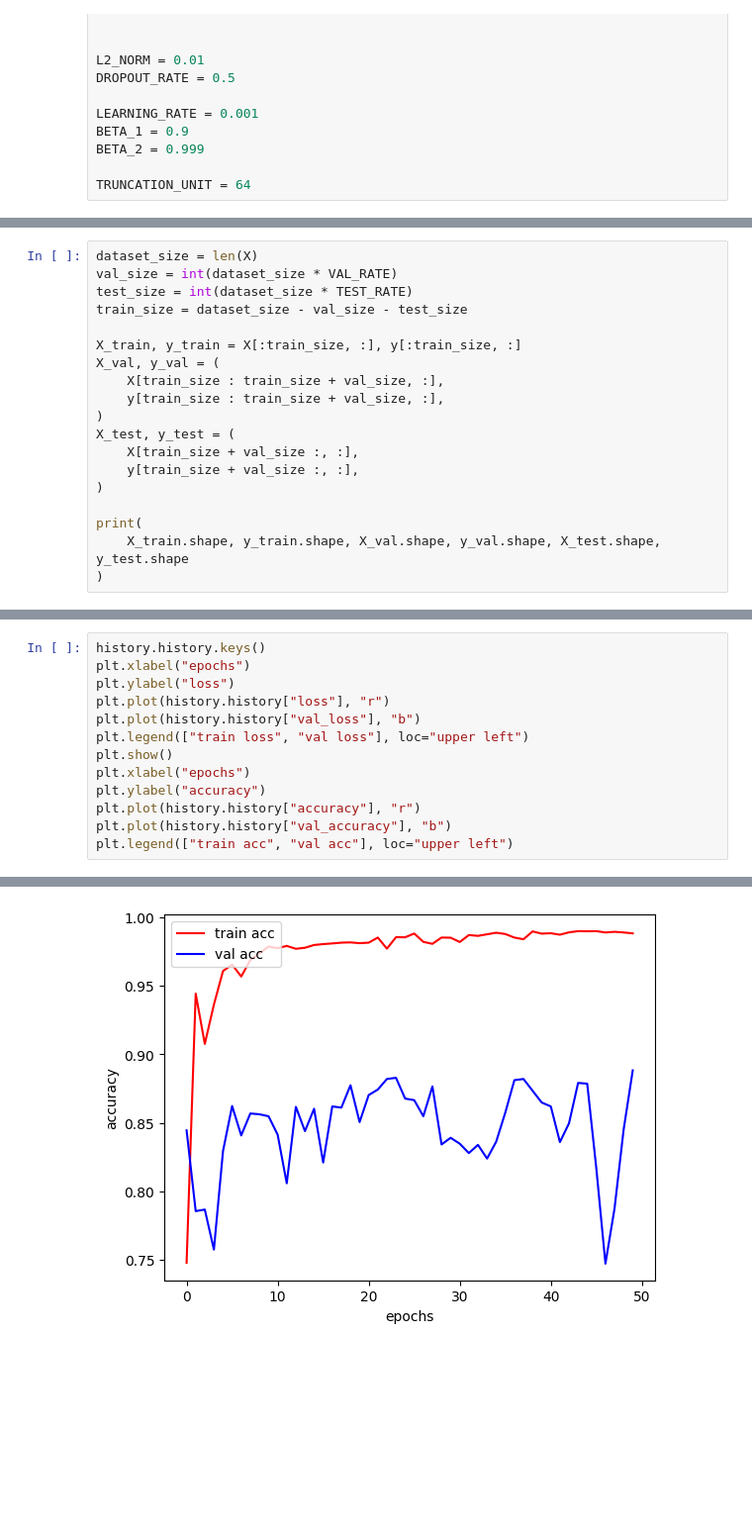
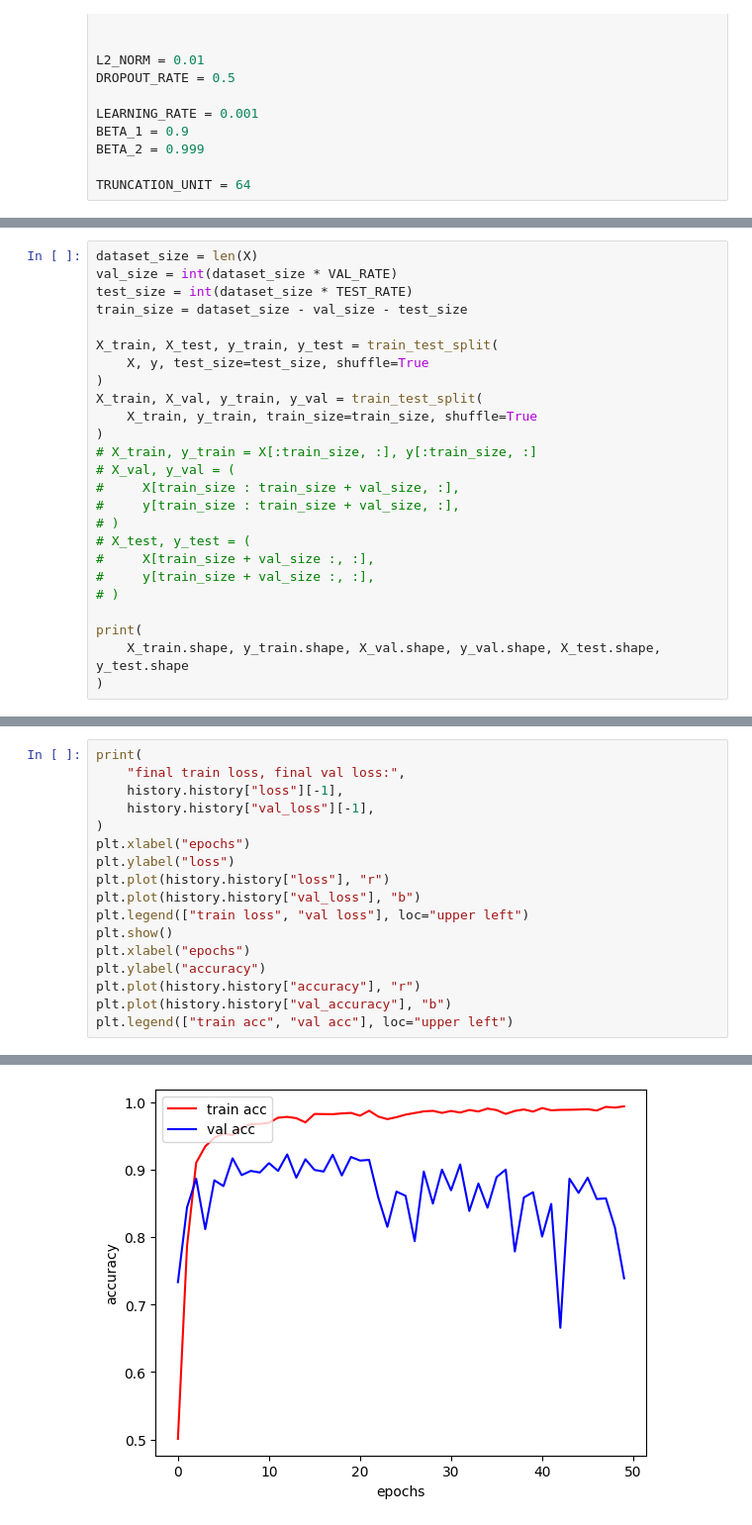
Before and after one commit to scinavro/Hand-Gesture-Recognition-Using-ML-with-EMG-Sensors, a Jupyter notebook: DiscreteGesture.ipynb, the cells around one changed output, grey strips where cells are left out. Shown: that part at 99% size. Saved outputs shown, nothing was run; the diff lists cells and outputs as text; blank space fills up the shorter version.

Commit message:
Feat : Make train/val/test data randomly shuffled with 'train_test_split()'

```diff
--- a/DiscreteGesture.ipynb
+++ b/DiscreteGesture.ipynb
@@ -77,15 +78,21 @@ val_size = int(dataset_size * VAL_RATE)
 test_size = int(dataset_size * TEST_RATE)
 train_size = dataset_size - val_size - test_size
 
-X_train, y_train = X[:train_size, :], y[:train_size, :]
-X_val, y_val = (
-    X[train_size : train_size + val_size, :],
-    y[train_size : train_size + val_size, :],
+X_train, X_test, y_train, y_test = train_test_split(
+    X, y, test_size=test_size, shuffle=True
 )
-X_test, y_test = (
-    X[train_size + val_size :, :],
-    y[train_size + val_size :, :],
+X_train, X_val, y_train, y_val = train_test_split(
+    X_train, y_train, train_size=train_size, shuffle=True
 )
+# X_train, y_train = X[:train_size, :], y[:train_size, :]
+# X_val, y_val = (
+#     X[train_size : train_size + val_size, :],
+#     y[train_size : train_size + val_size, :],
+# )
+# X_test, y_test = (
+#     X[train_size + val_size :, :],
+#     y[train_size + val_size :, :],
+# )
 
 print(
     X_train.shape, y_train.shape, X_val.shape, y_val.shape, X_test.shape, y_test.shape
@@ -172,5 +179,9 @@ Epoch 50/50
 # %%
-history.history.keys()
+print(
+    "final train loss, final val loss:",
+    history.history["loss"][-1],
+    history.history["val_loss"][-1],
+)
 plt.xlabel("epochs")
 plt.ylabel("loss")
 plt.plot(history.history["loss"], "r")
@@ -188,4 +200,4 @@ plt.legend(["train acc", "val acc"], loc="upper left")
-[figure, old version]
+[figure, new version]
 # %%
 results = model.evaluate(X_test, y_test)
 print("test loss, test acc:", results)
```
Also changed, not shown: parts of 8 cells of this notebook, 2 other files.
